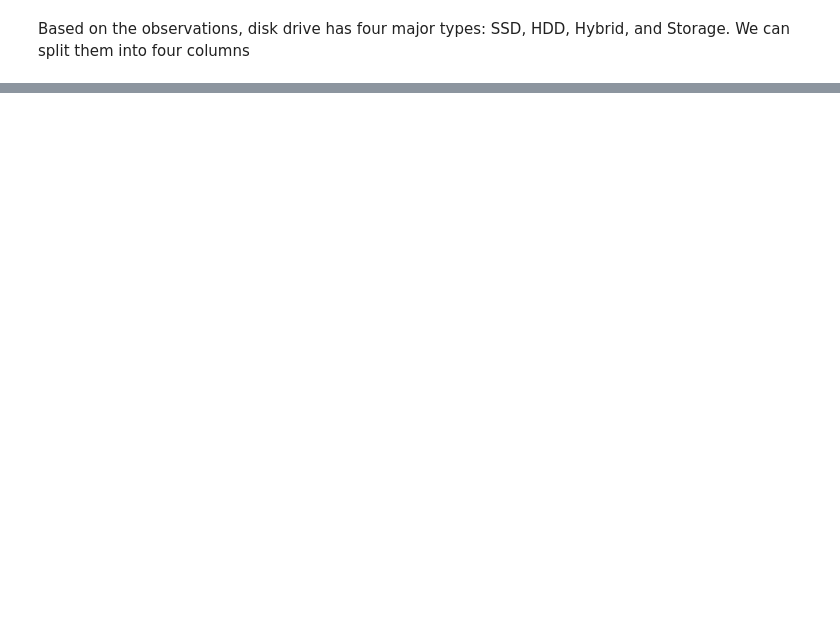
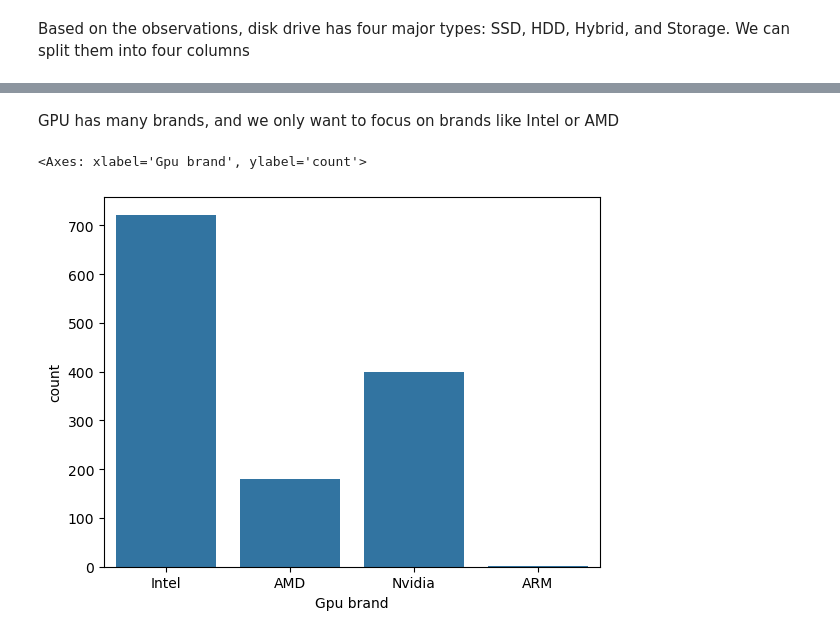
Before and after one commit to charles001203/laptop-price-prediction, a Jupyter notebook: Laptop Price Prediction.ipynb, the cells around one changed output, grey strips where cells are left out. Saved outputs shown, nothing was run; the diff lists cells and outputs as text; code cells hidden in the pictures; blank space fills up the shorter version.

```diff
--- a/Laptop Price Prediction.ipynb
+++ b/Laptop Price Prediction.ipynb
@@ -209,0 +653,2 @@ get_clean_number("512GB SSD ")
+# %%
+df[["SSD","HDD","Hybrid","Flash"]] = df.apply(get_memory_types, axis=1, result_type="expand")
@@ -209,0 +664,3 @@ get_clean_number("512GB SSD ")
+# %%
+df.drop(columns=['Memory'],inplace=True)
+df.sample(5)
@@ -209,0 +697,3 @@ get_clean_number("512GB SSD ")
+# %%
+df.drop(columns=['Hybrid','Flash'], inplace=True)
+df.head()
@@ -209,0 +725,9 @@ get_clean_number("512GB SSD ")
+# %% [markdown]
+GPU has many brands, and we only want to focus on brands like Intel or AMD
+# %%
+df['Gpu brand']=df['Gpu'].apply(lambda x:x.split()[0])
+# %%
+sns.countplot(df,x='Gpu brand')
+# %% [output]
+<Axes: xlabel='Gpu brand', ylabel='count'>
+[figure, added]
```
Also changed, not shown: parts of 105 cells of this notebook, 1 other file.
